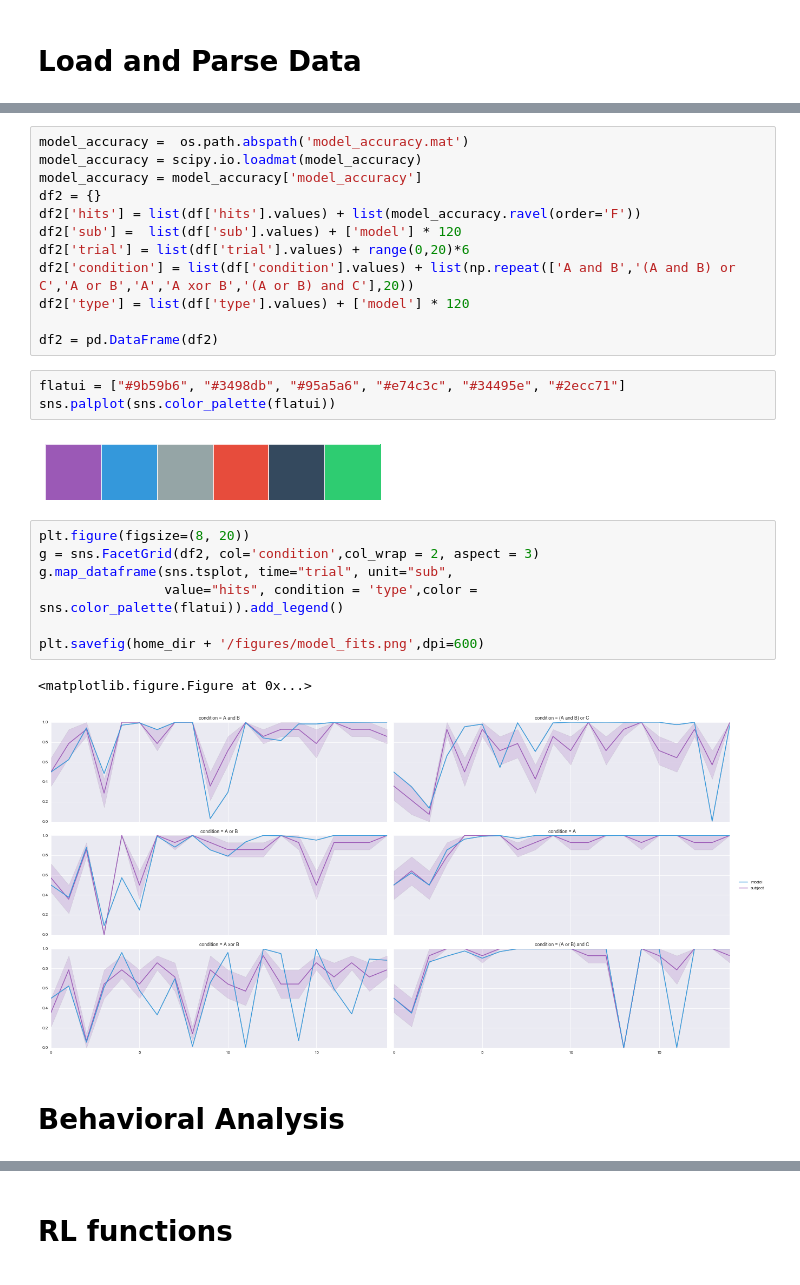
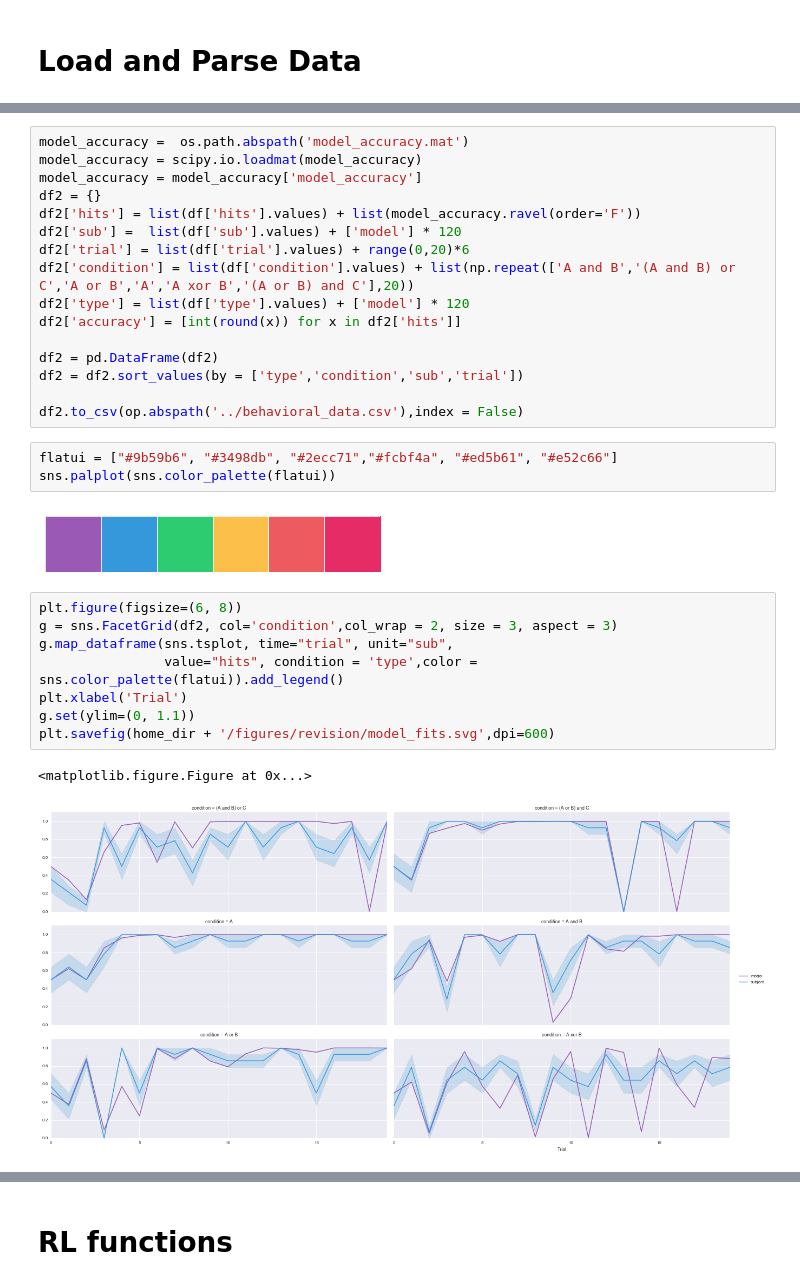
Before and after one commit to iancballard/rule_learning, a Jupyter notebook: analyze_behavior-clean.ipynb, the cells around one changed output, grey strips where cells are left out. Cells and saved outputs as stored; diff of their text form.

```diff
--- a/analyze_behavior-clean.ipynb
+++ b/analyze_behavior-clean.ipynb
@@ -101,22 +100,25 @@ df2['sub'] =  list(df['sub'].values) + ['model'] * 120
 df2['trial'] = list(df['trial'].values) + range(0,20)*6
 df2['condition'] = list(df['condition'].values) + list(np.repeat(['A and B','(A and B) or C','A or B','A','A xor B','(A or B) and C'],20))
 df2['type'] = list(df['type'].values) + ['model'] * 120
+df2['accuracy'] = [int(round(x)) for x in df2['hits']]
 
 df2 = pd.DataFrame(df2)
+df2 = df2.sort_values(by = ['type','condition','sub','trial'])
+
+df2.to_csv(op.abspath('../behavioral_data.csv'),index = False)
 # %%
-flatui = ["#9b59b6", "#3498db", "#95a5a6", "#e74c3c", "#34495e", "#2ecc71"]
+flatui = ["#9b59b6", "#3498db", "#2ecc71","#fcbf4a", "#ed5b61", "#e52c66"]
 sns.palplot(sns.color_palette(flatui))
 # %% [output]
-[figure, old version]
+[figure, new version]
 # %%
-plt.figure(figsize=(8, 20))
-g = sns.FacetGrid(df2, col='condition',col_wrap = 2, aspect = 3)
+plt.figure(figsize=(6, 8))
+g = sns.FacetGrid(df2, col='condition',col_wrap = 2, size = 3, aspect = 3)
 g.map_dataframe(sns.tsplot, time="trial", unit="sub",
                 value="hits", condition = 'type',color = sns.color_palette(flatui)).add_legend()
-
-plt.savefig(home_dir + '/figures/model_fits.png',dpi=600)
+plt.xlabel('Trial')
+g.set(ylim=(0, 1.1))
+plt.savefig(home_dir + '/figures/revision/model_fits.svg',dpi=600)
 # %% [output]
 <matplotlib.figure.Figure at 0x...>
-[figure, old version]
+[figure, new version]
-# %% [markdown]
-# Behavioral Analysis
```
Also changed, not shown: parts of 38 cells of this notebook.
